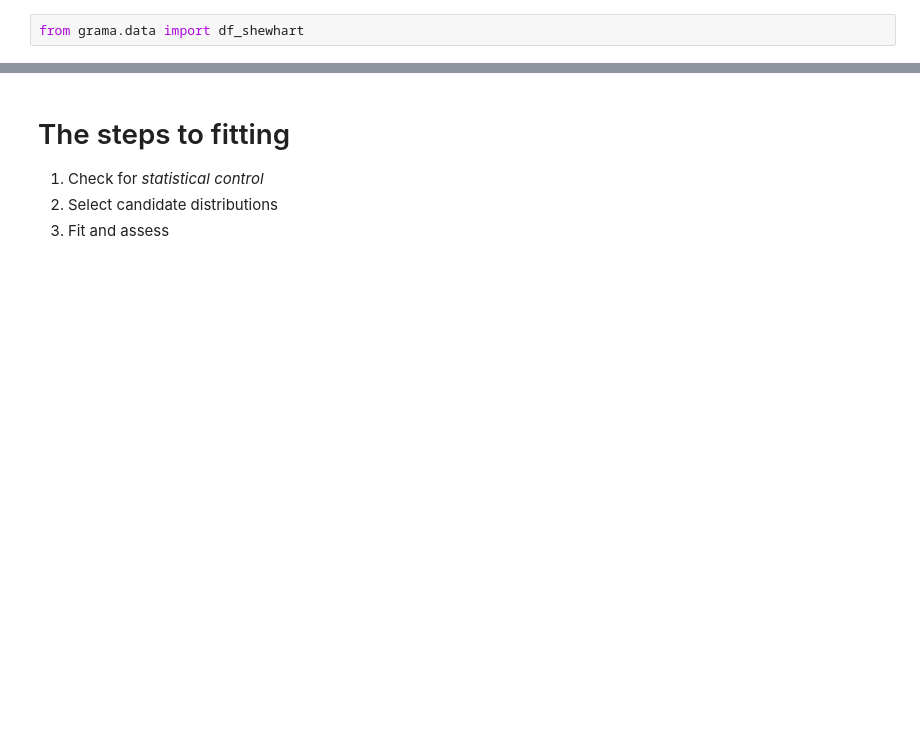
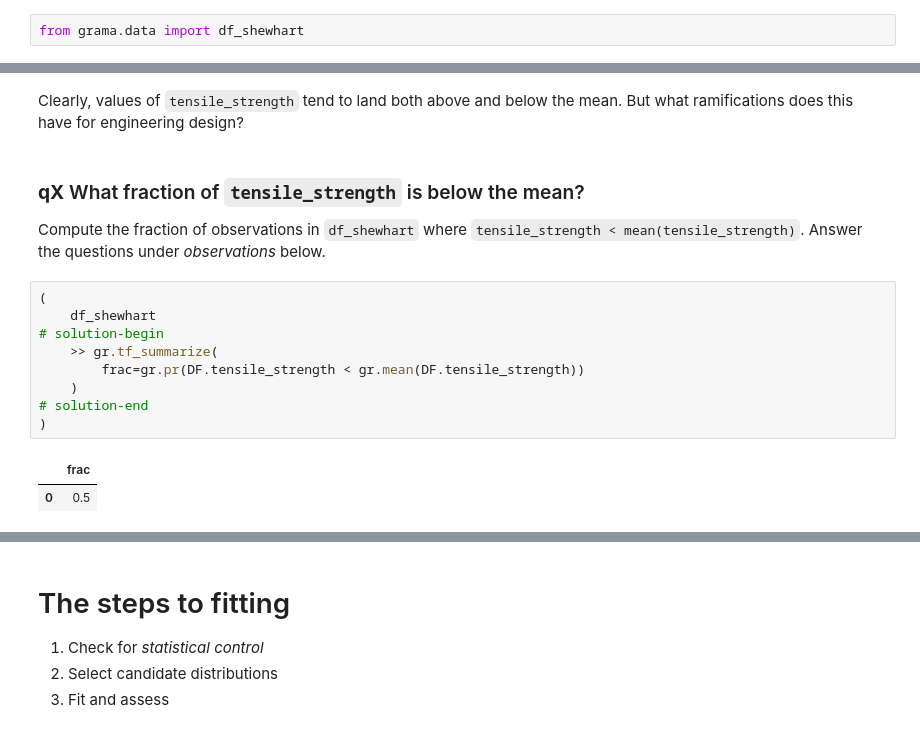
Before and after one commit to zdelrosario/evc-course, a Jupyter notebook: exercises/e-grama06-fit-univar-master.ipynb, the cells around one changed output, grey strips where cells are left out. Cells and saved outputs as stored; diff of their text form; blank space fills up the shorter version.

```diff
--- a/exercises/e-grama06-fit-univar-master.ipynb
+++ b/exercises/e-grama06-fit-univar-master.ipynb
@@ -14,0 +49,18 @@ from grama.data import df_shewhart
+# %% [markdown]
+Clearly, values of `tensile_strength` tend to land both above and below the mean. But what ramifications does this have for engineering design?
+# %% [markdown]
+### __qX__ What fraction of `tensile_strength` is below the mean?
+
+Compute the fraction of observations in `df_shewhart` where `tensile_strength < mean(tensile_strength)`. Answer the questions under *observations* below.
+# %%
+(
+    df_shewhart
+# solution-begin
+    >> gr.tf_summarize(
+        frac=gr.pr(DF.tensile_strength < gr.mean(DF.tensile_strength))
+    )
+# solution-end
+)
+# %% [output]
+|  | frac |
+| 0 | 0.5 |
```
Also changed, not shown: parts of 22 cells of this notebook.
